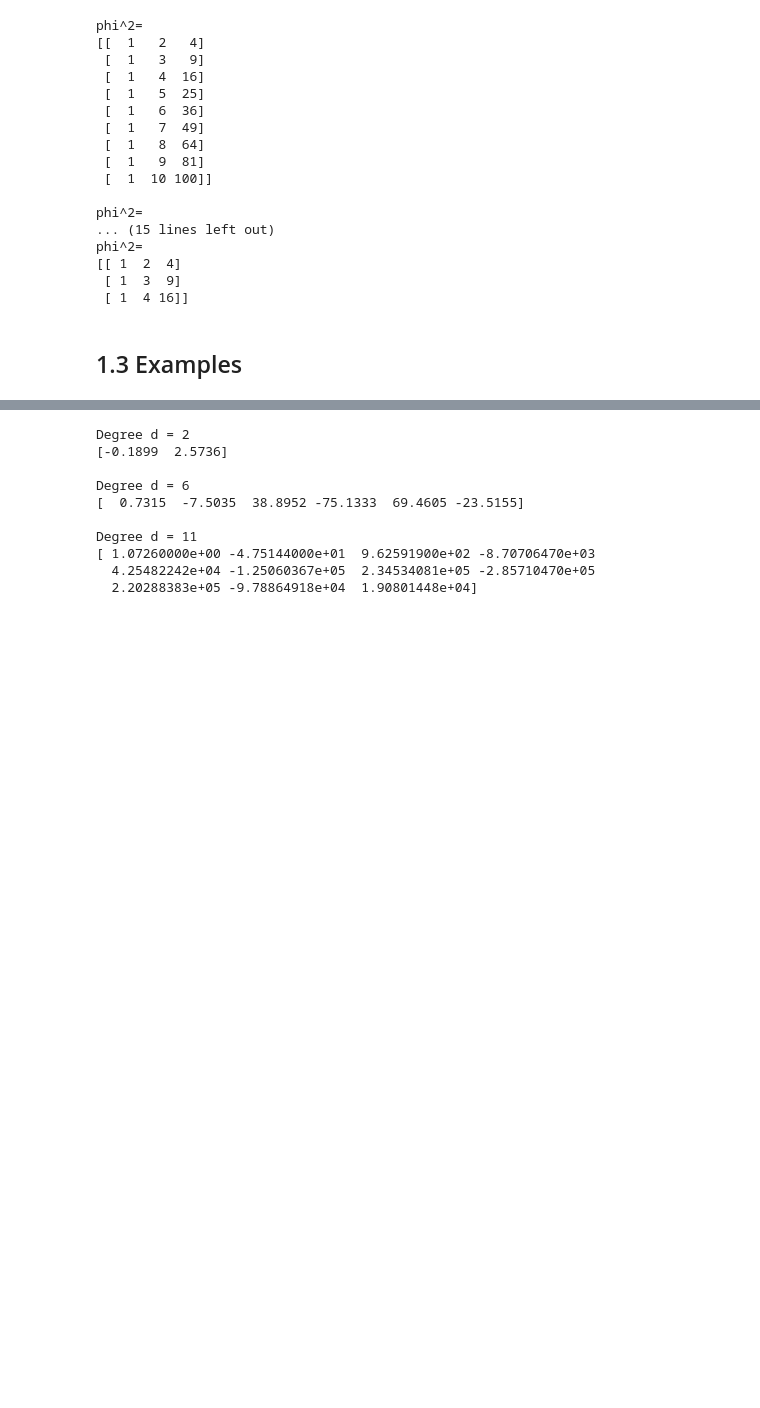
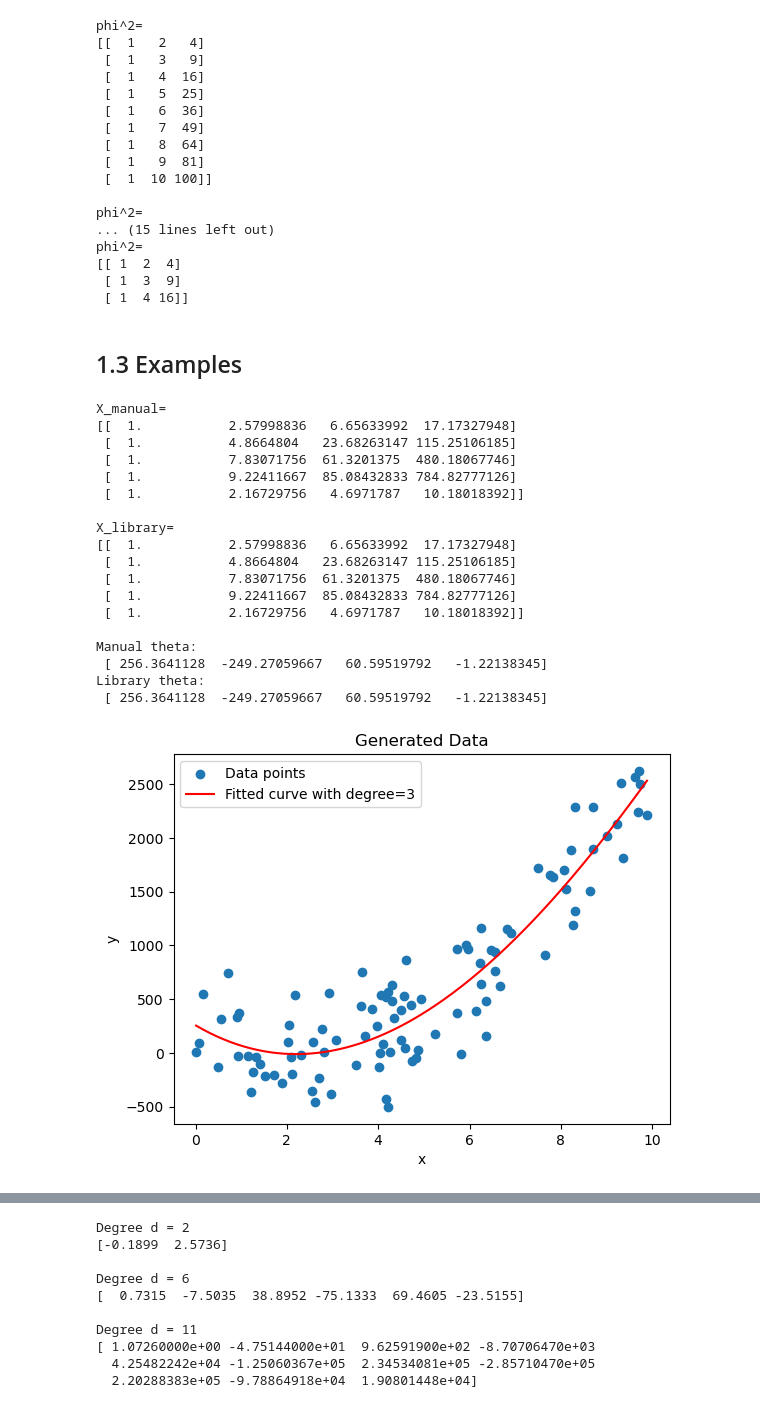
Before and after one commit to jci02/Machine-Learning-Theory, a Jupyter notebook: 1.Supervised Learning/1.Regression/3.(Multivariate) Polynomial Regression/(Multivariate) Polynomial Regression.ipynb, the cells around one changed output, grey strips where cells are left out. Cells and saved outputs as stored; diff of their text form; code cells hidden in the pictures; blank space fills up the shorter version.

```diff
--- a/1.Supervised Learning/1.Regression/3.(Multivariate) Polynomial Regression/(Multivariate) Polynomial Regression.ipynb
+++ b/1.Supervised Learning/1.Regression/3.(Multivariate) Polynomial Regression/(Multivariate) Polynomial Regression.ipynb
@@ -300,6 +442,74 @@ phi^2=
 # %% [markdown]
 <a class="anchor" id="example"></a>
 ## 1.3 Examples
+# %%
+# Generate data
+np.random.seed(1236)
+n = 100
+x=np.random.uniform(0,10,n)
+error = np.random.normal(loc=0,scale=300,size=n)
+
+
+# Cretae Design matrix manually
+d=3
+X_manual=Phi(x,d+1)
+print(f"X_manual=\n{X_manual[:5,]}\n")
+true_theta = np.random.uniform(0,4,d+1)
+y = np.dot(X_manual, true_theta) + error
+
+
+# Cretae Design matrix with library
+poly=PolynomialFeatures(degree=d,include_bias=True)
+X_library=poly.fit(x.reshape(-1,1))
+X_library=poly.transform(x.reshape(-1,1))
+print(f"X_library=\n{X_library[:5,]}\n")
+
+# Plot data
+plt.scatter(x, y,label="Data points")
+plt.title("Generated Data")
+plt.xlabel("x")
+plt.ylabel("y")
+
+
+# Compute coefficients manually (Normal Equation)
+theta_manual = np.linalg.inv(X_manual.T @ X_manual) @ X_manual.T @ y
+print("Manual theta:\n", theta_manual)
+
+# Compute coefficients with library
+model = LinearRegression(fit_intercept=False)
+model.fit(X_library, y)
+theta_library = model.coef_
+print("Library theta:\n", theta_library)
+
+
+# Make predictions
+x_line = np.linspace(x.min(), x.max(), 200)
+X_line = Phi(x_line, d+1)
+y_hat = X_line @ theta_manual
+
+plt.plot(x_line, y_hat, color="red", label=f"Fitted curve with degree={d}")
+plt.legend()
+plt.show()
+# %% [output]
+X_manual=
+[[  1.           2.57998836   6.65633992  17.17327948]
+ [  1.           4.8664804   23.68263147 115.25106185]
+ [  1.           7.83071756  61.3201375  480.18067746]
+ [  1.           9.22411667  85.08432833 784.82777126]
+ [  1.           2.16729756   4.6971787   10.18018392]]
+
+X_library=
+[[  1.           2.57998836   6.65633992  17.17327948]
+ [  1.           4.8664804   23.68263147 115.25106185]
+ [  1.           7.83071756  61.3201375  480.18067746]
+ [  1.           9.22411667  85.08432833 784.82777126]
+ [  1.           2.16729756   4.6971787   10.18018392]]
+
+Manual theta:
+ [ 256.3641128  -249.27059667   60.59519792   -1.22138345]
+Library theta:
+ [ 256.3641128  -249.27059667   60.59519792   -1.22138345]
+[figure, added]
 # %%
 # Function generating non linear data
 def poly_sample(true_theta, n=100, seed=1435, noise_std=0.05):
```
Also changed, not shown: parts of 9 cells of this notebook.
